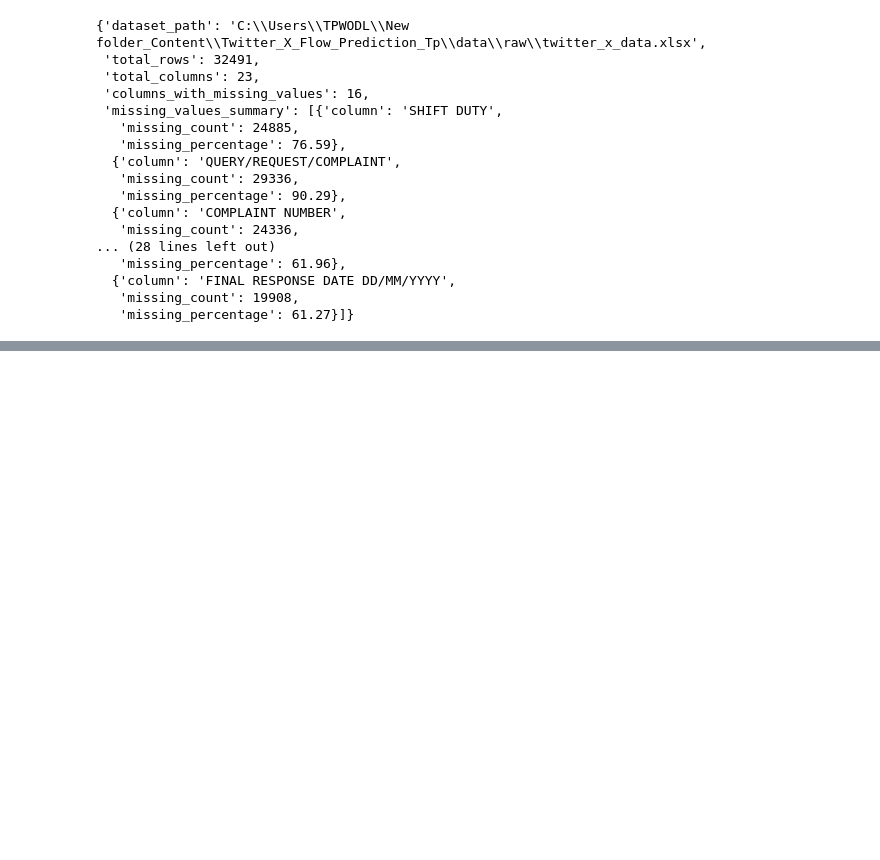
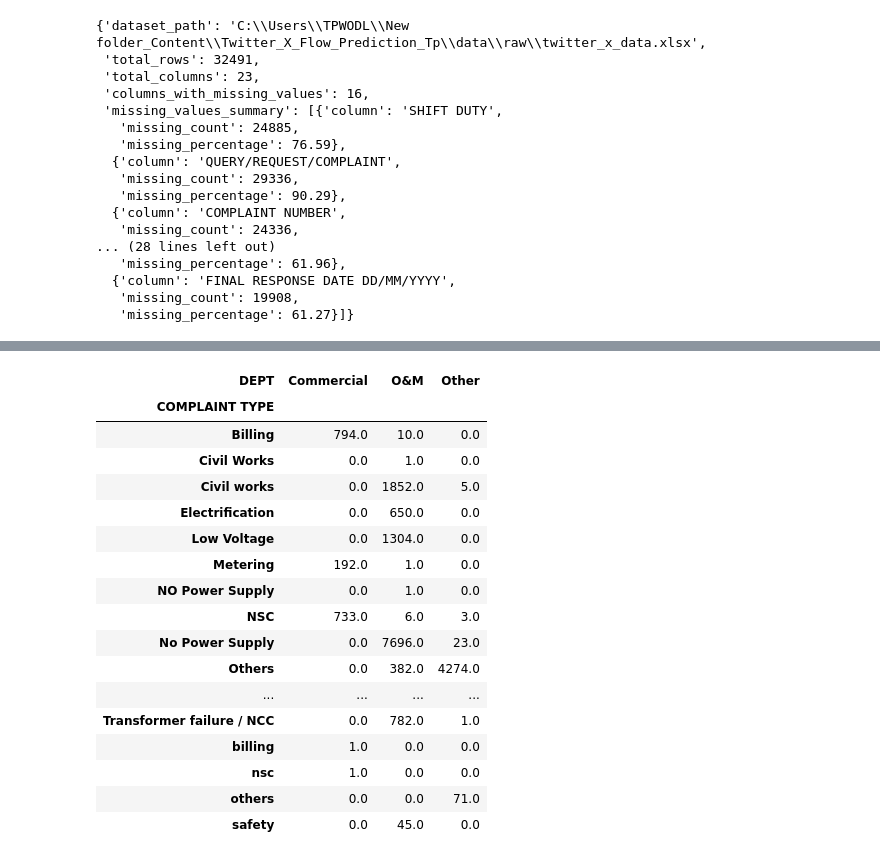
Before and after one commit to susantkumarsahoo/Twitter_X_Flow_Prediction_Tp, a Jupyter notebook: notebooks/01_note.ipynb, the cells around one changed output, grey strips where cells are left out. Cells and saved outputs as stored; diff of their text form; code cells hidden in the pictures; blank space fills up the shorter version.

```diff
--- a/notebooks/01_note.ipynb
+++ b/notebooks/01_note.ipynb
@@ -289,0 +301,29 @@ missing_values_reports
+# %%
+pivot_df = pd.pivot_table(
+    df,
+    index="COMPLAINT TYPE",   # rows
+    columns="DEPT",           # columns
+    values="CLOSED/OPEN",     # values to aggregate
+    aggfunc="count"           # or "sum", "mean" depending on your need
+).fillna(0)                   # replace NaN with 0
+# %%
+pivot_df
+# %% [output]
+| DEPT | Commercial | O&M | Other |
+| COMPLAINT TYPE |  |  |  |
+| Billing | 794.0 | 10.0 | 0.0 |
+| Civil Works | 0.0 | 1.0 | 0.0 |
+| Civil works | 0.0 | 1852.0 | 5.0 |
+| Electrification | 0.0 | 650.0 | 0.0 |
+| Low Voltage | 0.0 | 1304.0 | 0.0 |
+| Metering | 192.0 | 1.0 | 0.0 |
+| NO Power Supply | 0.0 | 1.0 | 0.0 |
+| NSC | 733.0 | 6.0 | 3.0 |
+| No Power Supply | 0.0 | 7696.0 | 23.0 |
+| Others | 0.0 | 382.0 | 4274.0 |
+| ... | ... | ... | ... |
+| Transformer failure / NCC | 0.0 | 782.0 | 1.0 |
+| billing | 1.0 | 0.0 | 0.0 |
+| nsc | 1.0 | 0.0 | 0.0 |
+| others | 0.0 | 0.0 | 71.0 |
+| safety | 0.0 | 45.0 | 0.0 |
```
Also changed, not shown: parts of 1 cell of this notebook, 4 other files.
